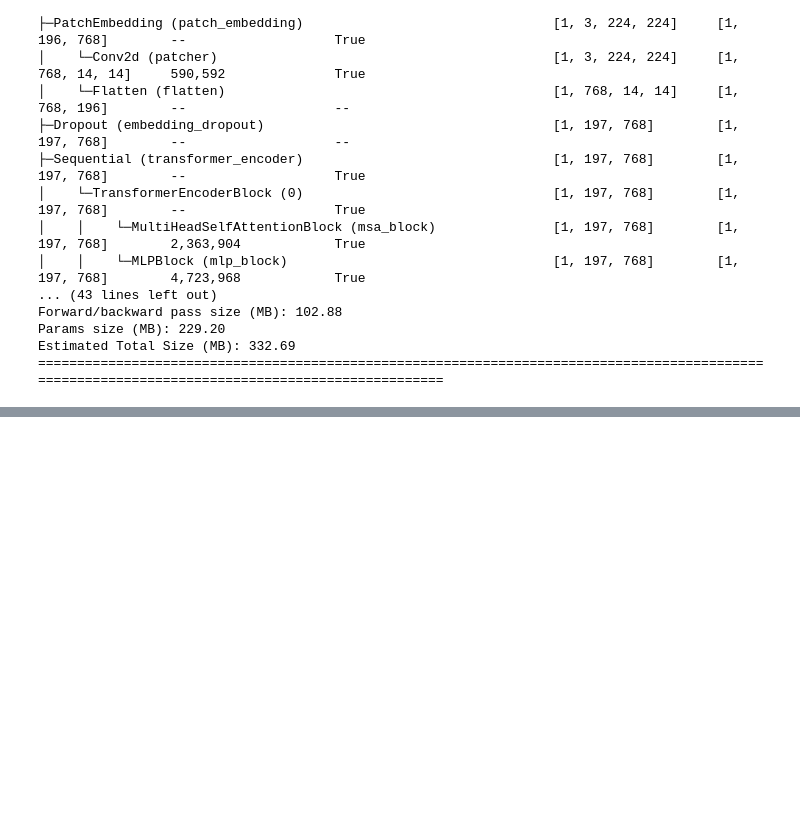
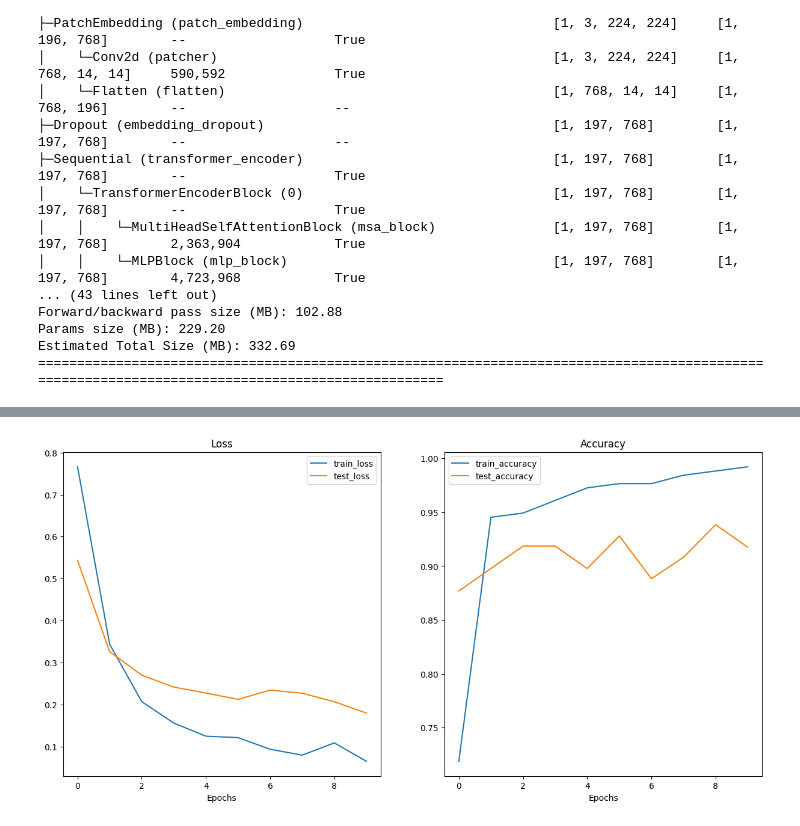
Before and after one commit to gauthiermartin/deeplearning-with-pytorch-course, a Jupyter notebook: 08_pytorch_paper_replicating.ipynb, the cells around one changed output, grey strips where cells are left out. Drawn from its saved outputs; the diff is of its cells as text; code cells hidden in the pictures; blank space fills up the shorter version.

```diff
--- a/08_pytorch_paper_replicating.ipynb
+++ b/08_pytorch_paper_replicating.ipynb
@@ -1210,0 +1400,5 @@ Estimated Total Size (MB): 332.69
+# %%
+# Get automatic transforms from pretrained ViT weights
+vit_transforms = pre_trained_vit_weights.transforms()
+
+vit_transforms
@@ -1210,0 +1413,11 @@ Estimated Total Size (MB): 332.69
+# %%
+# Setup dataloaders
+from going_modular.going_modular import data_setup
+
+train_dataloader_pretrained, test_dataloader_pretrained, class_names = data_setup.create_dataloaders(
+    train_dir=train_dir,
+    test_dir=test_dir,
+    transform=vit_transforms,
+    batch_size=32
+)
+train_dataloader_pretrained, test_dataloader_pretrained, class_names
@@ -1210,0 +1430,19 @@ Estimated Total Size (MB): 332.69
+# %%
+from going_modular.going_modular import engine
+
+# Create an optimizer
+optimizer = torch.optim.Adam(pretrained_vit.parameters(), lr=1e-3)
+
+# Create loss function
+loss_fn = torch.nn.CrossEntropyLoss()
+
+set_seeds()
+pretrained_vit_results = engine.train(
+    model=pretrained_vit,
+    train_dataloader=train_dataloader_pretrained,
+    test_dataloader=test_dataloader_pretrained,
+    optimizer=optimizer,
+    loss_fn=loss_fn,
+    epochs=10,
+    device=device
+)
@@ -1210,0 +1478,8 @@ Estimated Total Size (MB): 332.69
+# %%
+### 10.5 Plot the loss curves of our ViT feature extractor model
+
+from helper_functions import plot_loss_curves
+
+plot_loss_curves(pretrained_vit_results)
+# %% [output]
+[figure, added]
```
Also changed, not shown: parts of 26 cells of this notebook.
